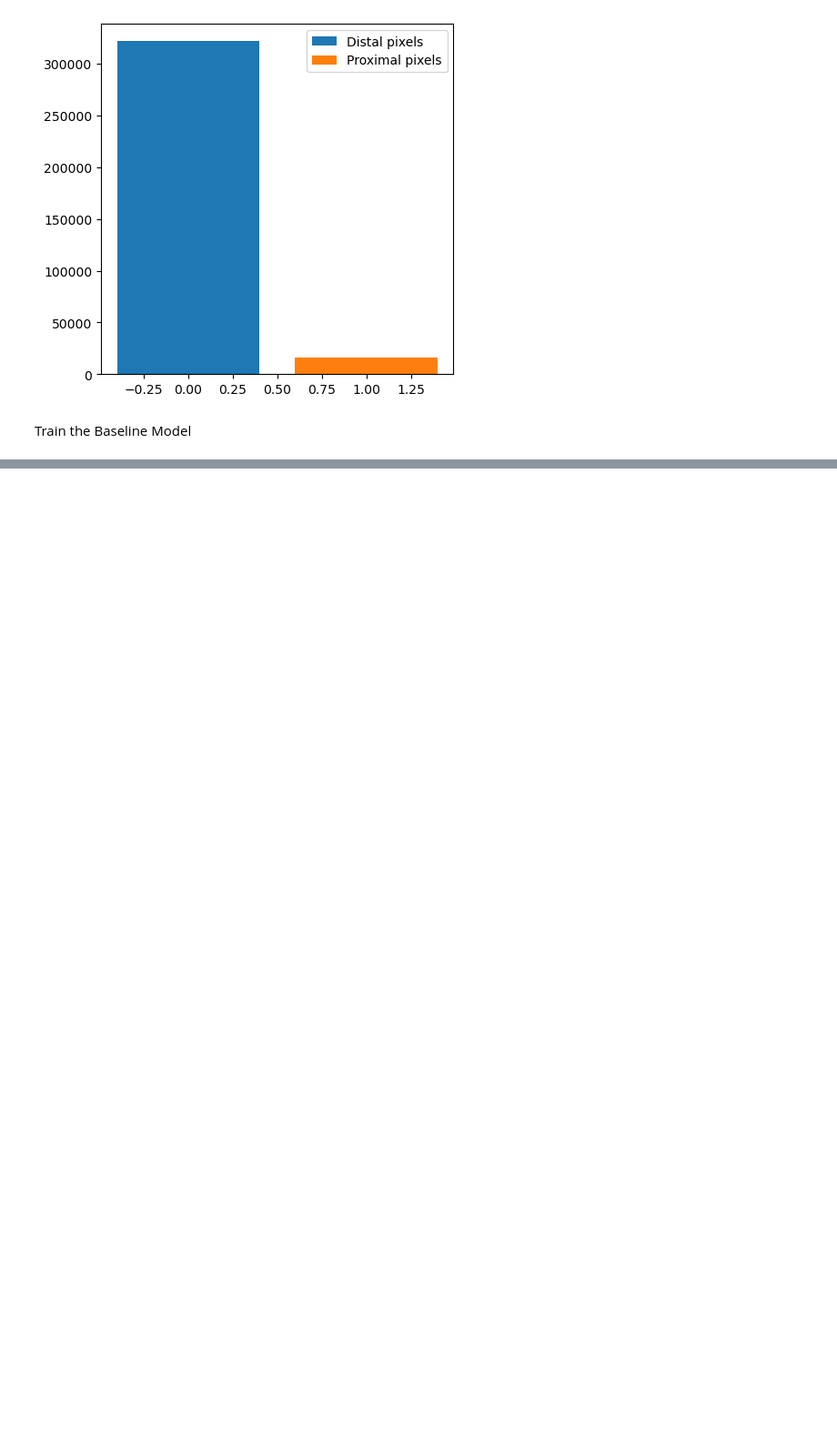
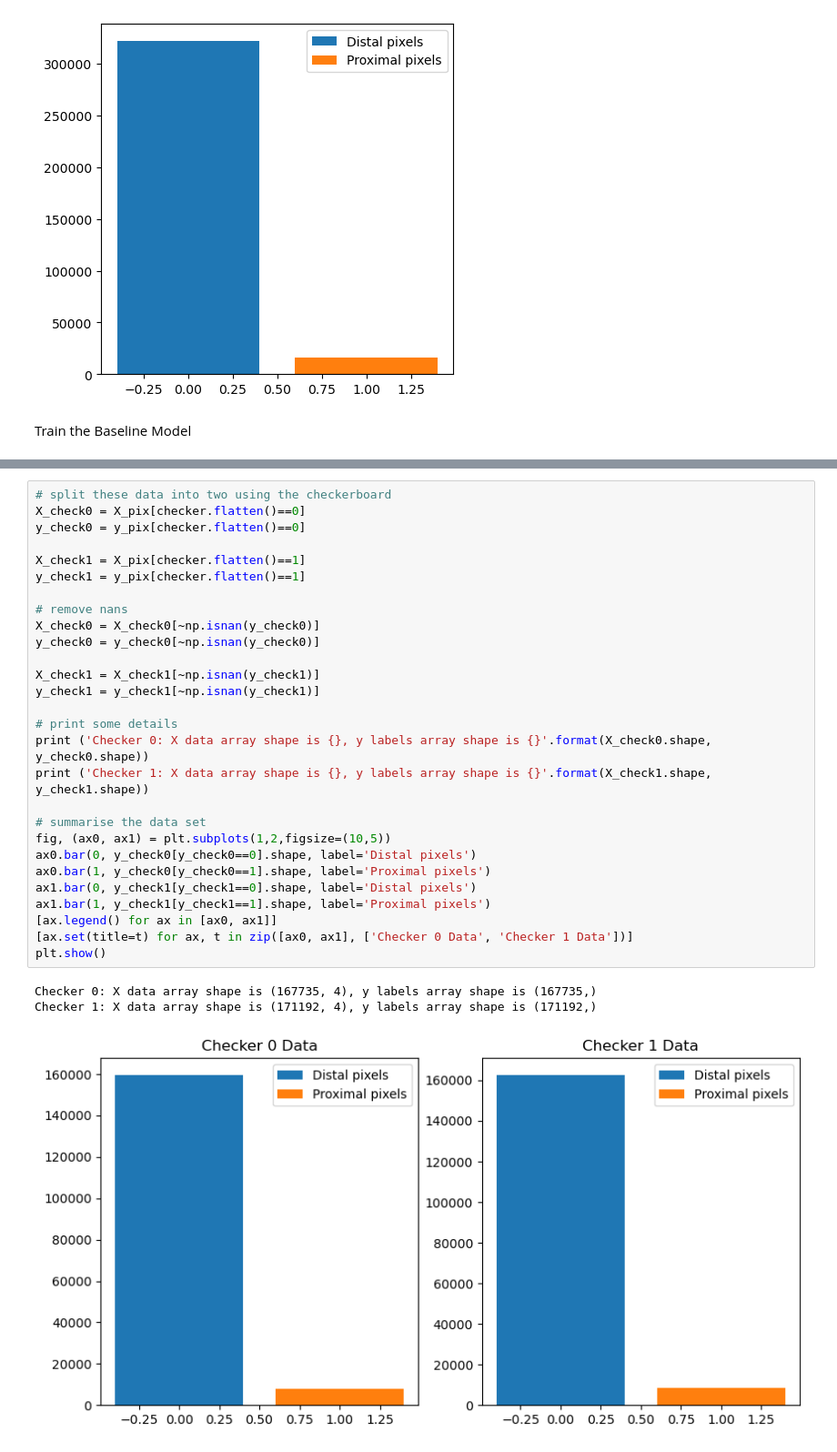
Before and after one commit to DaveBrig/Gas_Prediction_from_Seismic_Attributes, a Jupyter notebook: code/Gas_Probability.ipynb, the cells around one changed output, grey strips where cells are left out. Shown at 91% size. Drawn from its saved outputs; the diff is of its cells as text; blank space fills up the shorter version.

```diff
--- a/code/Gas_Probability.ipynb
+++ b/code/Gas_Probability.ipynb
@@ -135,0 +167,32 @@ Train the Baseline Model
+# %%
+# split these data into two using the checkerboard
+X_check0 = X_pix[checker.flatten()==0]
+y_check0 = y_pix[checker.flatten()==0]
+
+X_check1 = X_pix[checker.flatten()==1]
+y_check1 = y_pix[checker.flatten()==1]
+
+# remove nans
+X_check0 = X_check0[~np.isnan(y_check0)]
+y_check0 = y_check0[~np.isnan(y_check0)]
+
+X_check1 = X_check1[~np.isnan(y_check1)]
+y_check1 = y_check1[~np.isnan(y_check1)]
+
+# print some details
+print ('Checker 0: X data array shape is {}, y labels array shape is {}'.format(X_check0.shape, y_check0.shape))
+print ('Checker 1: X data array shape is {}, y labels array shape is {}'.format(X_check1.shape, y_check1.shape))
+
+# summarise the data set
+fig, (ax0, ax1) = plt.subplots(1,2,figsize=(10,5))
+ax0.bar(0, y_check0[y_check0==0].shape, label='Distal pixels')
+ax0.bar(1, y_check0[y_check0==1].shape, label='Proximal pixels')
+ax1.bar(0, y_check1[y_check1==0].shape, label='Distal pixels')
+ax1.bar(1, y_check1[y_check1==1].shape, label='Proximal pixels')
+[ax.legend() for ax in [ax0, ax1]]
+[ax.set(title=t) for ax, t in zip([ax0, ax1], ['Checker 0 Data', 'Checker 1 Data'])]
+plt.show()
+# %% [output]
+Checker 0: X data array shape is (167735, 4), y labels array shape is (167735,)
+Checker 1: X data array shape is (171192, 4), y labels array shape is (171192,)
+[figure, added]
```
Also changed, not shown: parts of 8 cells of this notebook, 1 other file.
